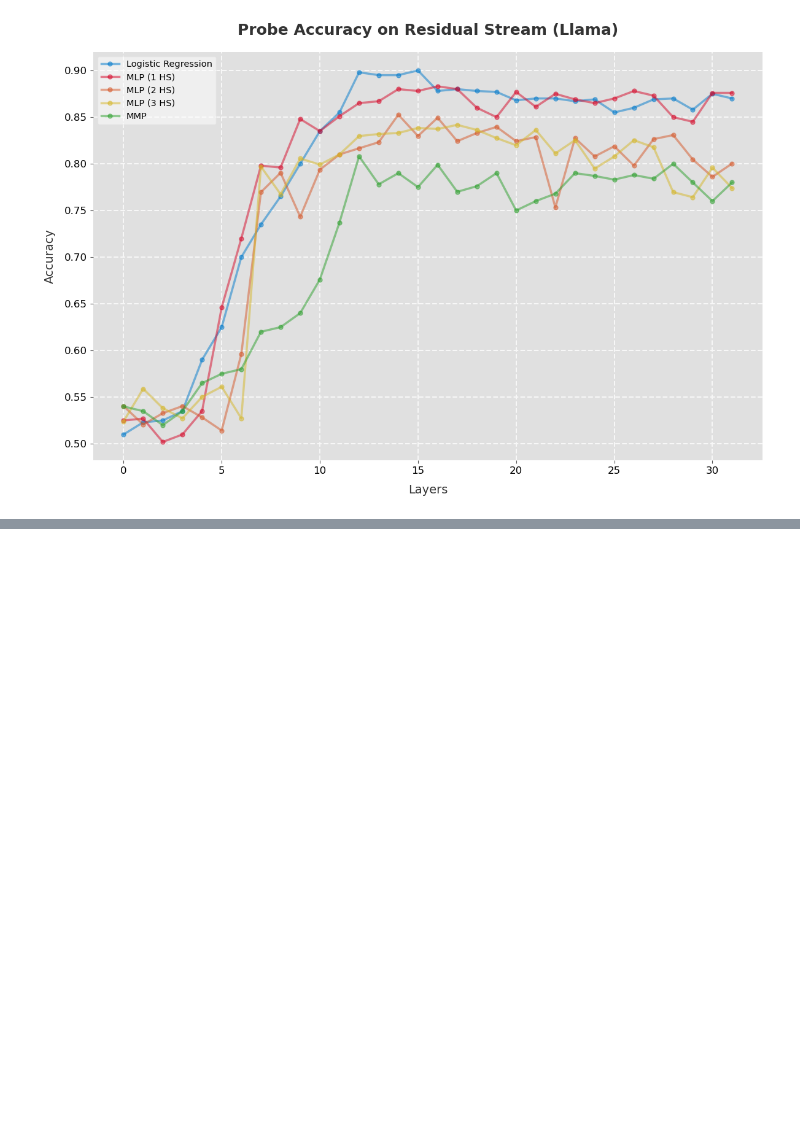
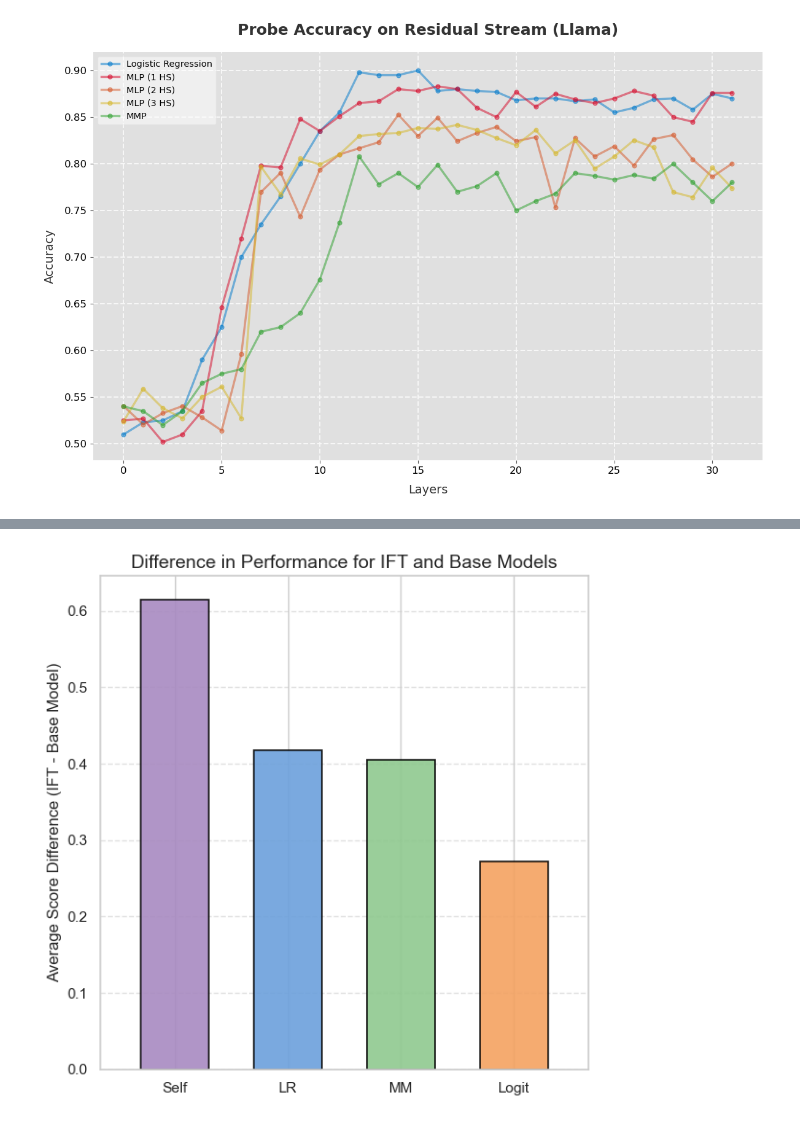
Before and after one commit to Supersheep7/belief-repr1, a Jupyter notebook: barplot.ipynb, the cells around one changed output, grey strips where cells are left out. Saved outputs shown, nothing was run; the diff lists cells and outputs as text; code cells hidden in the pictures; blank space fills up the shorter version.

```diff
--- a/barplot.ipynb
+++ b/barplot.ipynb
@@ -536,0 +655,6 @@ scores_models = {
+# %%
+from sklearn.preprocessing import StandardScaler
+
+all_metrics = np.column_stack((neg, disj, conj, inf_, inf))
+scaler = StandardScaler()
+standardized_metrics = scaler.fit_transform(all_metrics)
@@ -536,0 +665,55 @@ scores_models = {
+# %%
+it_self = np.stack((standardized_metrics[6, :].T, standardized_metrics[14, :].T))
+base_self = np.stack((standardized_metrics[2, :].T, standardized_metrics[10, :].T))
+self_delta = np.mean(it_self - base_self)
+it_logit = np.stack((standardized_metrics[7, :].T, standardized_metrics[15, :].T))
+base_logit = np.stack((standardized_metrics[3, :].T, standardized_metrics[11, :].T))
+logit_delta = np.mean(it_logit - base_logit)
+it_lr = np.stack((standardized_metrics[4, :].T, standardized_metrics[12, :].T))
+base_lr = np.stack((standardized_metrics[0, :].T, standardized_metrics[8, :].T))
+lr_delta = np.mean(it_lr - base_lr)
+it_mm = np.stack((standardized_metrics[5, :].T, standardized_metrics[13, :].T))
+base_mm = np.stack((standardized_metrics[1, :].T, standardized_metrics[9, :].T))
+mm_delta = np.mean(it_mm - base_mm)
+# %%
+import matplotlib.pyplot as plt
+
+# Define the data
+labels = ['Self', 'Logit', 'LR', 'MM']
+deltas = [self_delta, logit_delta, lr_delta, mm_delta]
+colors = {
+    'Self': '#a88ac1',   # soft purple
+    'Logit': '#f4a261',  # soft orange
+    'LR': '#6ca0dc',     # soft blue
+    'MM': '#8fc98f'      # soft green
+}
+
+# Sort the data by delta values (descending)
+sorted_items = sorted(zip(labels, deltas), key=lambda x: x[1], reverse=True)
+sorted_labels, sorted_deltas = zip(*sorted_items)
+sorted_colors = [colors[label] for label in sorted_labels]
+
+# Plotting
+plt.figure(figsize=(6, 6))
+bars = plt.bar(
+    sorted_labels,
+    sorted_deltas,
+    color=sorted_colors,
+    alpha=0.9,
+    edgecolor='black',
+    linewidth=1.2,
+    width=0.6
+)
+
+# Aesthetics
+plt.ylabel('Average Score Difference (IFT - Base Model)', fontsize=12)
+plt.title('Difference in Performance for IFT and Base Models', fontsize=14)
+plt.grid(axis='y', linestyle='--', alpha=0.6)
+plt.xticks(fontsize=11)
+plt.yticks(fontsize=11)
+plt.margins(x=0.1)
+plt.tight_layout()
+
+plt.show()
+# %% [output]
+[figure, added]
```
Also changed, not shown: parts of 23 cells of this notebook, 2 other files.
